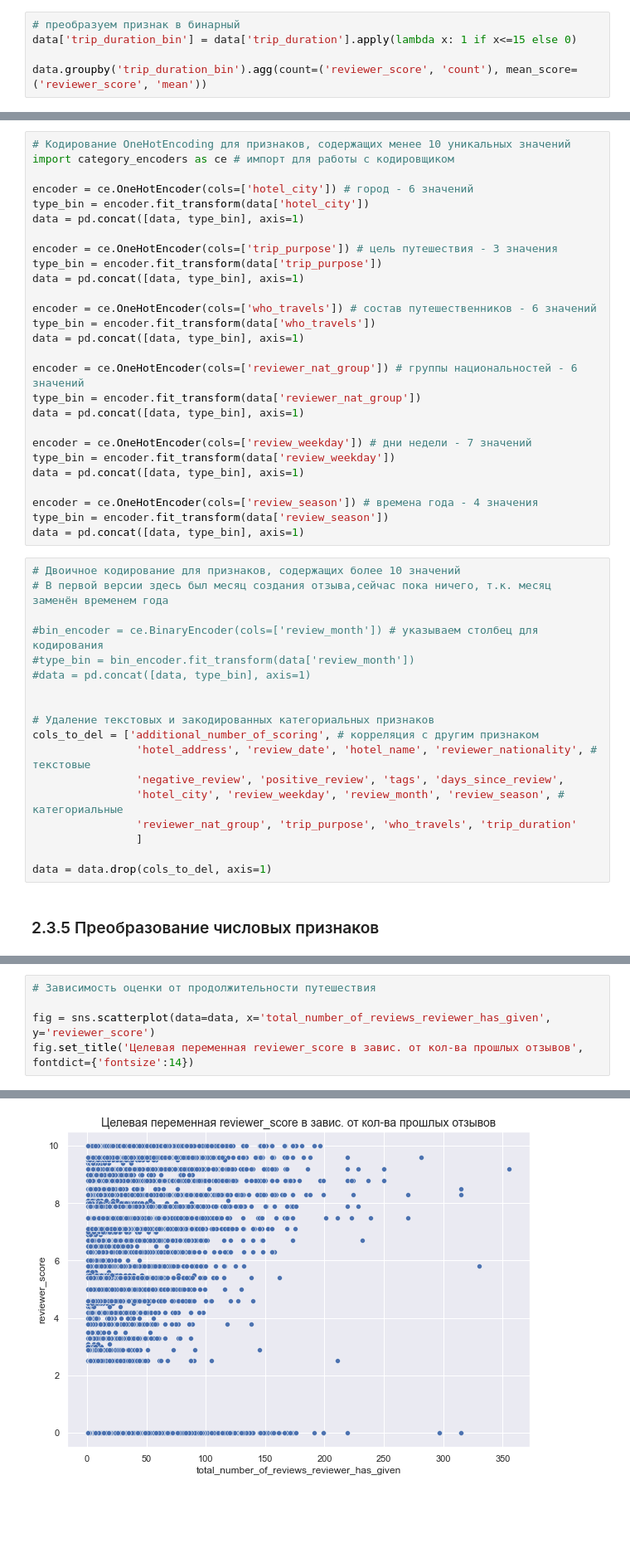
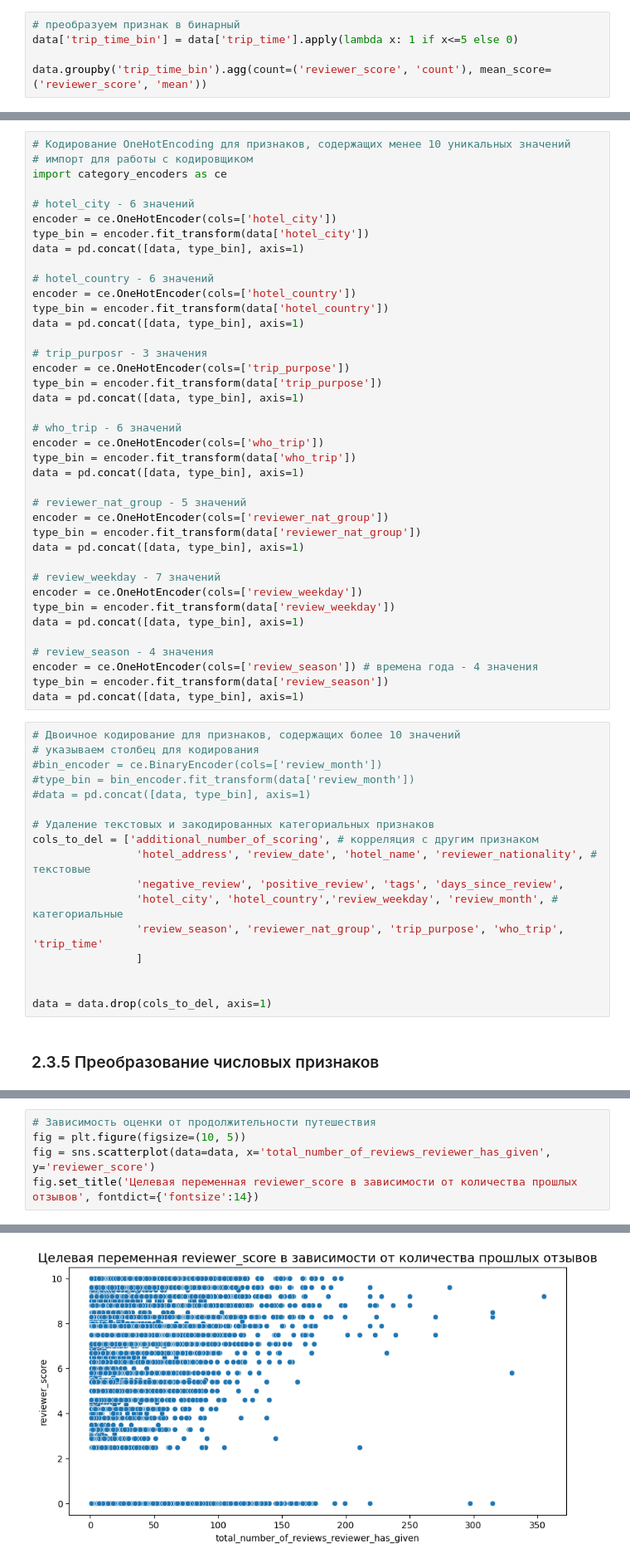
Before and after one commit to Alexandra231116/Alexa_Data_Science, a Jupyter notebook: SKILLFACTORY/Kaggle/Project_3.ipynb, the cells around one changed output, grey strips where cells are left out. Shown at 83% size. Saved outputs shown, nothing was run; the diff lists cells and outputs as text; blank space fills up the shorter version.

```diff
--- a/SKILLFACTORY/Kaggle/Project_3.ipynb
+++ b/SKILLFACTORY/Kaggle/Project_3.ipynb
@@ -546,7 +567,7 @@ Text(0.5, 1.0, 'Целевая переменная reviewer_score в завис
 # %%
 # преобразуем признак в бинарный
-data['trip_duration_bin'] = data['trip_duration'].apply(lambda x: 1 if x<=15 else 0)
+data['trip_time_bin'] = data['trip_time'].apply(lambda x: 1 if x<=5 else 0)
 
-data.groupby('trip_duration_bin').agg(count=('reviewer_score', 'count'), mean_score=('reviewer_score', 'mean'))
+data.groupby('trip_time_bin').agg(count=('reviewer_score', 'count'), mean_score=('reviewer_score', 'mean'))
 # %% [output]
 |  | count | mean_score |
@@ -657,47 +655,58 @@ memory usage: 177.1+ MB
 # %%
 # Кодирование OneHotEncoding для признаков, содержащих менее 10 уникальных значений
-import category_encoders as ce # импорт для работы с кодировщиком
+# импорт для работы с кодировщиком
+import category_encoders as ce
 
-encoder = ce.OneHotEncoder(cols=['hotel_city']) # город - 6 значений
+# hotel_city - 6 значений
+encoder = ce.OneHotEncoder(cols=['hotel_city'])
 type_bin = encoder.fit_transform(data['hotel_city'])
 data = pd.concat([data, type_bin], axis=1)
 
-encoder = ce.OneHotEncoder(cols=['trip_purpose']) # цель путешествия - 3 значения
+# hotel_country - 6 значений
+encoder = ce.OneHotEncoder(cols=['hotel_country'])
+type_bin = encoder.fit_transform(data['hotel_country'])
+data = pd.concat([data, type_bin], axis=1)
+
+# trip_purposr - 3 значения
+encoder = ce.OneHotEncoder(cols=['trip_purpose'])
 type_bin = encoder.fit_transform(data['trip_purpose'])
 data = pd.concat([data, type_bin], axis=1)
 
-encoder = ce.OneHotEncoder(cols=['who_travels']) # состав путешественников - 6 значений
-type_bin = encoder.fit_transform(data['who_travels'])
+# who_trip - 6 значений
+encoder = ce.OneHotEncoder(cols=['who_trip'])
+type_bin = encoder.fit_transform(data['who_trip'])
 data = pd.concat([data, type_bin], axis=1)
 
-encoder = ce.OneHotEncoder(cols=['reviewer_nat_group']) # группы национальностей - 6 значений
+# reviewer_nat_group - 5 значений
+encoder = ce.OneHotEncoder(cols=['reviewer_nat_group'])
 type_bin = encoder.fit_transform(data['reviewer_nat_group'])
 data = pd.concat([data, type_bin], axis=1)
 
-encoder = ce.OneHotEncoder(cols=['review_weekday']) # дни недели - 7 значений
+# review_weekday - 7 значений
+encoder = ce.OneHotEncoder(cols=['review_weekday'])
 type_bin = encoder.fit_transform(data['review_weekday'])
 data = pd.concat([data, type_bin], axis=1)
 
+# review_season - 4 значения
 encoder = ce.OneHotEncoder(cols=['review_season']) # времена года - 4 значения
 type_bin = encoder.fit_transform(data['review_season'])
 data = pd.concat([data, type_bin], axis=1)
 # %%
 # Двоичное кодирование для признаков, содержащих более 10 значений
-# В первой версии здесь был месяц создания отзыва,сейчас пока ничего, т.к. месяц заменён временем года
-
-#bin_encoder = ce.BinaryEncoder(cols=['review_month']) # указываем столбец для кодирования
+# указываем столбец для кодирования
+#bin_encoder = ce.BinaryEncoder(cols=['review_month'])
 #type_bin = bin_encoder.fit_transform(data['review_month'])
 #data = pd.concat([data, type_bin], axis=1)
-
 
 # Удаление текстовых и закодированных категориальных признаков
 cols_to_del = ['additional_number_of_scoring', # корреляция с другим признаком
                 'hotel_address', 'review_date', 'hotel_name', 'reviewer_nationality', # текстовые
                 'negative_review', 'positive_review', 'tags', 'days_since_review',
-                'hotel_city', 'review_weekday', 'review_month', 'review_season', # категориальные
-                'reviewer_nat_group', 'trip_purpose', 'who_travels', 'trip_duration'
+                'hotel_city', 'hotel_country','review_weekday', 'review_month', # категориальные
+                'review_season', 'reviewer_nat_group', 'trip_purpose', 'who_trip', 'trip_time'
                 ]
 
+
 data = data.drop(cols_to_del, axis=1)
 # %% [markdown]
 ### 2.3.5 Преобразование числовых признаков
@@ -704,6 +734,6 @@ data = data.drop(cols_to_del, axis=1)
 # %%
 # Зависимость оценки от продолжительности путешествия
-
+fig = plt.figure(figsize=(10, 5))
 fig = sns.scatterplot(data=data, x='total_number_of_reviews_reviewer_has_given', y='reviewer_score')
-fig.set_title('Целевая переменная reviewer_score в завис. от кол-ва прошлых отзывов', fontdict={'fontsize':14})
+fig.set_title('Целевая переменная reviewer_score в зависимости от количества прошлых отзывов', fontdict={'fontsize':14})
 # %% [output]
@@ -711,2 +741,2 @@ Text(0.5, 1.0, 'Целевая переменная reviewer_score в завис
-[figure, old version]
+[figure, new version]
 # %% [markdown]
```
Also changed, not shown: parts of 110 cells of this notebook, 6 other files.
